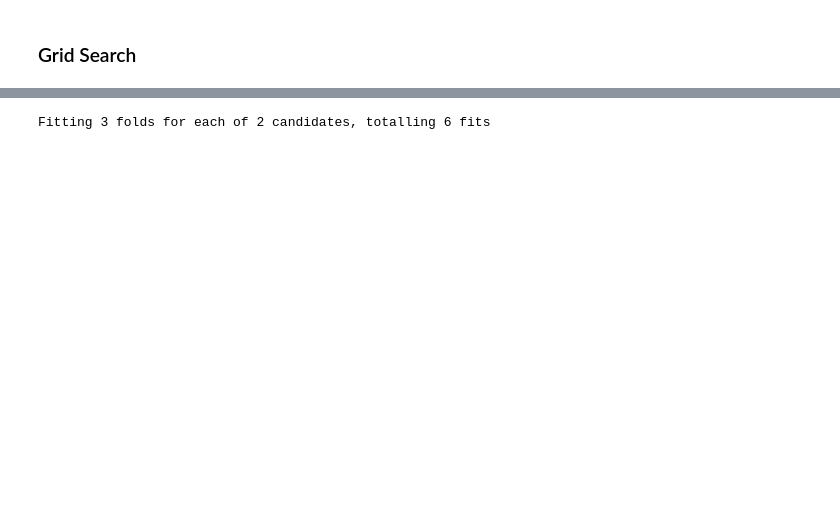
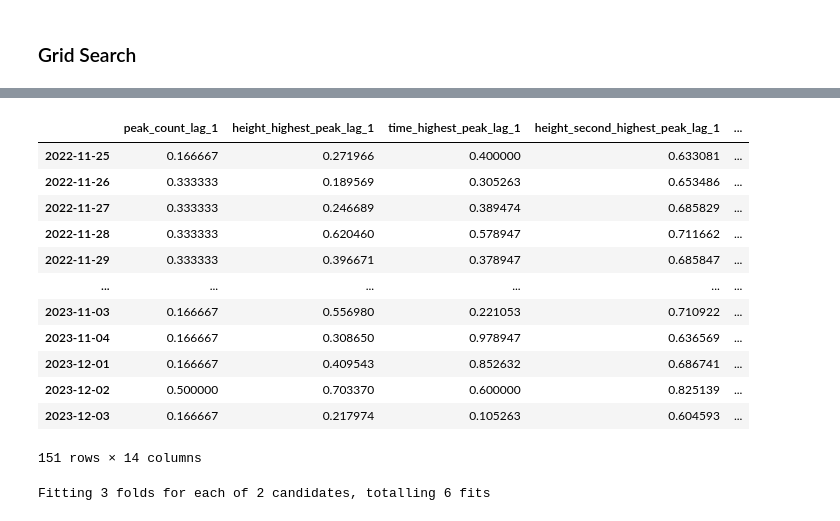
Before and after one commit to tsbyq/WattCast, a Jupyter notebook: bin/benchmarks.ipynb, the cells around one changed output, grey strips where cells are left out. Saved outputs shown, nothing was run; the diff lists cells and outputs as text; code cells hidden in the pictures; blank space fills up the shorter version.

```diff
--- a/bin/benchmarks.ipynb
+++ b/bin/benchmarks.ipynb
@@ -25,11 +25,13 @@ wandb.login()
 Failed to detect the name of this notebook, you can set it manually with the WANDB_NOTEBOOK_NAME environment variable to enable code saving.
 wandb: Currently logged in as: nikolaushouben (wattcast). Use `wandb login --relogin` to force relogin
 True
+# %%
+df_first = pd.read_csv(r'data\raw_data\UTC_id1_data.csv', index_col=0, parse_dates=True, sep=';').iloc[:,:1]
+
+df_first = df_first.resample('60min').mean()
+
+df_first.columns = ['power']
 # %%
-#df_first = pd.read_csv(r'data\cleaned_data\5_household\power\SFH4_demand_W.csv', index_col=0, parse_dates=True)
-
-df_first = pd.read_csv(r"C:\Users\nik\iCloudDrive\PhD_Icloud\PhD_Papers\Berkeley\Data\load_data_15min_watts.csv", index_col=0, parse_dates=True).iloc[:,-1:]
-
 # Data cleaning
 #-----------------------#
 df = remove_duplicate_index(df_first)
@@ -38,5 +40,5 @@ df = remove_days(df, 0.2)
 
 df[df<=0] = 1e-6 # because of log transform
 
-df_clean = df.copy()
+df_clean = df.copy().fillna(method='ffill')
 # %% [output]
@@ -52,7 +54,7 @@ config_features = {
     'holidays': True,
     'holidays_country': 'AT',
     'peaks': True,
-    'lagged_days': 3,
+    'lagged_days': 1,
     'boxcox': True,
     'lam': None,
     'cumsum': True,
@@ -64,11 +66,12 @@ model_params = {
                 'predictor': 'gpu_predictor',
                 'objective': 'reg:pseudohubererror',
                 'eval_metric': 'mae',
-                'early_stopping_rounds': 5,
-                'n_estimators': 500,
-                'max_depth': 5,
-                'learning_rate': 0.3,
+                'early_stopping_rounds': 20,
+                'n_estimators': 1000,
+                'max_depth': 12,
+                'learning_rate': 0.01,
                 'reg_lambda': 0.3,
+                'num_parallel_tree': 3,
 
     }
 
@@ -289,7 +322,7 @@ wandb.agent(sweep_id, lets_train)
 ### Grid Search
 # %%
 wandb.init(
-    project="XGBoost",
+    project="WattCast",
     )
 
 wandb.config.update(config_features)
@@ -327,8 +360,8 @@ df_pivot = df_pivot.dropna()
 
 # past information
 if config.cumsum:
-    df["load_of_last_day"] = df.iloc[:,:n_timesteps_per_output].sum(axis=1).shift(1)
-    df["load_of_same_day_last_week"] = df.iloc[:,:n_timesteps_per_output].sum(axis=1).shift(7)
+    df_pivot["load_of_last_day"] = df.iloc[:,:n_timesteps_per_output].sum(axis=1).shift(1)
+    df_pivot["load_of_same_day_last_week"] = df.iloc[:,:n_timesteps_per_output].sum(axis=1).shift(7)
 
 
 # holidays
@@ -367,3 +407,19 @@ X_train[X_train.columns] = scaler_features.fit_transform(X_train[X_train.columns
 X_test[X_test.columns] = scaler_features.transform(X_test[X_test.columns])
 
 #-----------------------#
+# %%
+X_test
+# %% [output]
+|  | peak_count_lag_1 | height_highest_peak_lag_1 | time_highest_peak_lag_1 | height_second_highest_peak_lag_1 | ... |
+| 2022-11-25 | 0.166667 | 0.271966 | 0.400000 | 0.633081 | ... |
+| 2022-11-26 | 0.333333 | 0.189569 | 0.305263 | 0.653486 | ... |
+| 2022-11-27 | 0.333333 | 0.246689 | 0.389474 | 0.685829 | ... |
+| 2022-11-28 | 0.333333 | 0.620460 | 0.578947 | 0.711662 | ... |
+| 2022-11-29 | 0.333333 | 0.396671 | 0.378947 | 0.685847 | ... |
+| ... | ... | ... | ... | ... | ... |
+| 2023-11-03 | 0.166667 | 0.556980 | 0.221053 | 0.710922 | ... |
+| 2023-11-04 | 0.166667 | 0.308650 | 0.978947 | 0.636569 | ... |
+| 2023-12-01 | 0.166667 | 0.409543 | 0.852632 | 0.686741 | ... |
+| 2023-12-02 | 0.500000 | 0.703370 | 0.600000 | 0.825139 | ... |
+| 2023-12-03 | 0.166667 | 0.217974 | 0.105263 | 0.604593 | ... |
+151 rows × 14 columns
```
Also changed, not shown: parts of 9 cells of this notebook, 2 other files.
